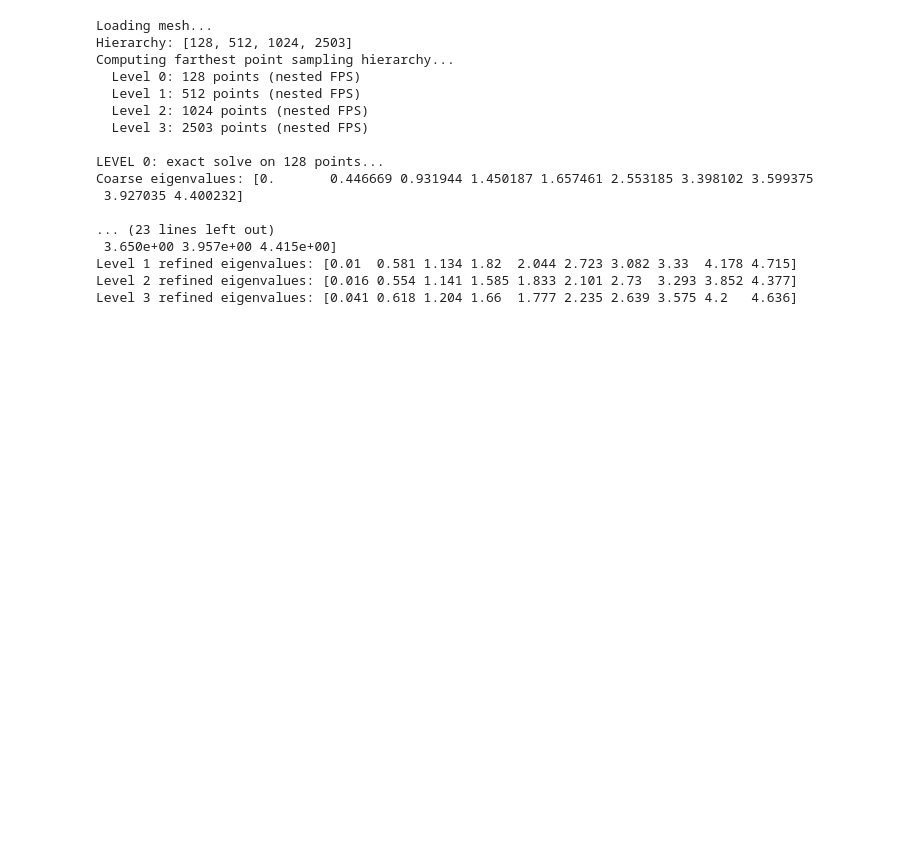
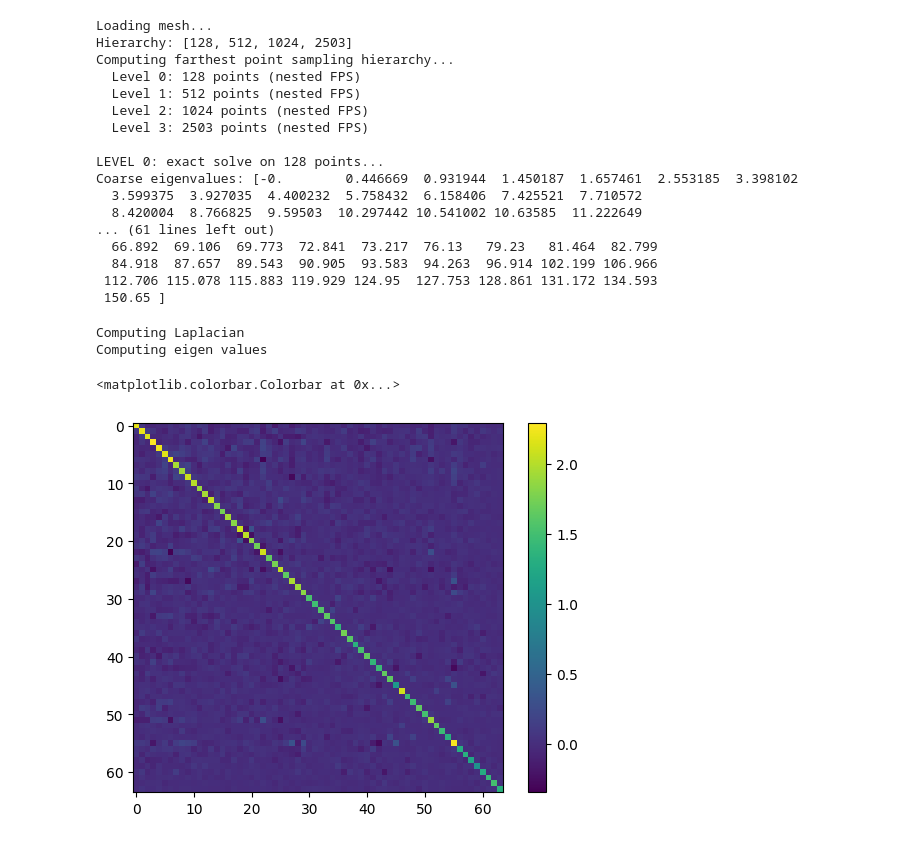
Before and after one commit to bornexmachina/eigen-pinns, a Jupyter notebook: delta_pinns_validation/multigrid_gnn_farthest_point_sampling.ipynb, the cells around one changed output. Drawn from its saved outputs; the diff is of its cells as text; code cells hidden in the pictures; blank space fills up the shorter version.

```diff
--- a/delta_pinns_validation/multigrid_gnn_farthest_point_sampling.ipynb
+++ b/delta_pinns_validation/multigrid_gnn_farthest_point_sampling.ipynb
@@ -156,7 +156,7 @@ class MultigridGNN:
     # ------------------------
     def train_multiresolution(self, X_list, U_init_list, edge_index_list,
                               epochs=1000, lr=1e-3, corr_scale=1e-2,
-                              w_res=5.0, w_orth=1.0, w_proj=1e-2,
+                              w_res=5.0, w_orth=50.0, w_proj=1e-2,
                               grad_clip=1.0, weight_decay=1e-6, log_every=250):
         device = self.device
         n_modes = U_init_list[0].shape[1]
@@ -280,7 +280,7 @@ def visualize_mesh(mesh, title='Mesh Visualization', highlight_indices=None):
 # ------------------------
 def main():
     mesh_path = "bunny.obj"
-    n_modes = 10
+    n_modes = 64
     hierarchy = [128, 512, 1024]  # final level is full mesh
     k_neighbors = 4
     epochs = 5_000
@@ -377,14 +377,14 @@ Computing farthest point sampling hierarchy...
   Level 3: 2503 points (nested FPS)
 
 LEVEL 0: exact solve on 128 points...
-Coarse eigenvalues: [0.       0.446669 0.931944 1.450187 1.657461 2.553185 3.398102 3.599375
- 3.927035 4.400232]
-
-... (23 lines left out)
- 3.650e+00 3.957e+00 4.415e+00]
-Level 1 refined eigenvalues: [0.01  0.581 1.134 1.82  2.044 2.723 3.082 3.33  4.178 4.715]
-Level 2 refined eigenvalues: [0.016 0.554 1.141 1.585 1.833 2.101 2.73  3.293 3.852 4.377]
-Level 3 refined eigenvalues: [0.041 0.618 1.204 1.66  1.777 2.235 2.639 3.575 4.2   4.636]
+Coarse eigenvalues: [-0.        0.446669  0.931944  1.450187  1.657461  2.553185  3.398102
+  3.599375  3.927035  4.400232  5.758432  6.158406  7.425521  7.710572
+  8.420004  8.766825  9.59503  10.297442 10.541002 10.63585  11.222649
+... (61 lines left out)
+  66.892  69.106  69.773  72.841  73.217  76.13   79.23   81.464  82.799
+  84.918  87.657  89.543  90.905  93.583  94.263  96.914 102.199 106.966
+ 112.706 115.078 115.883 119.929 124.95  127.753 128.861 131.172 134.593
+ 150.65 ]
 # %%
 import meshio
 
@@ -402 +402,19 @@ m_out = meshio.Mesh(m.verts, cells, point_data={f'v{i}': U_pred[:, i] for i in r
 m_out.write('bunny_eigfuncs_farthest_point_sampling.vtu')
+# %%
+
+print('Computing Laplacian')
+K, M = m.computeLaplacian()
+print('Computing eigen values')
+eigvals, eigvecs = eigh(K,M)
+# %% [output]
+Computing Laplacian
+Computing eigen values
+# %%
+tmp_mat = U_pred.T @ M @ U_pred
+tmp_ex  = eigvecs[:, :64].T @ M @ eigvecs[:, :64]
+# %%
+plt.imshow(tmp_mat)
+plt.colorbar()
+# %% [output]
+<matplotlib.colorbar.Colorbar at 0x...>
+[figure, added]
```
Also changed, not shown: parts of 2 cells of this notebook.
